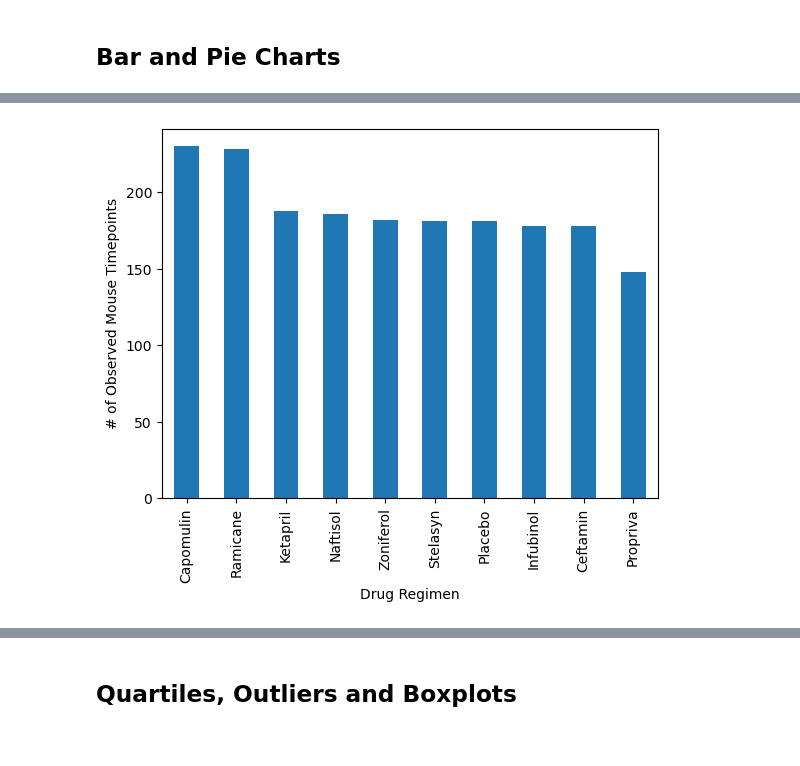
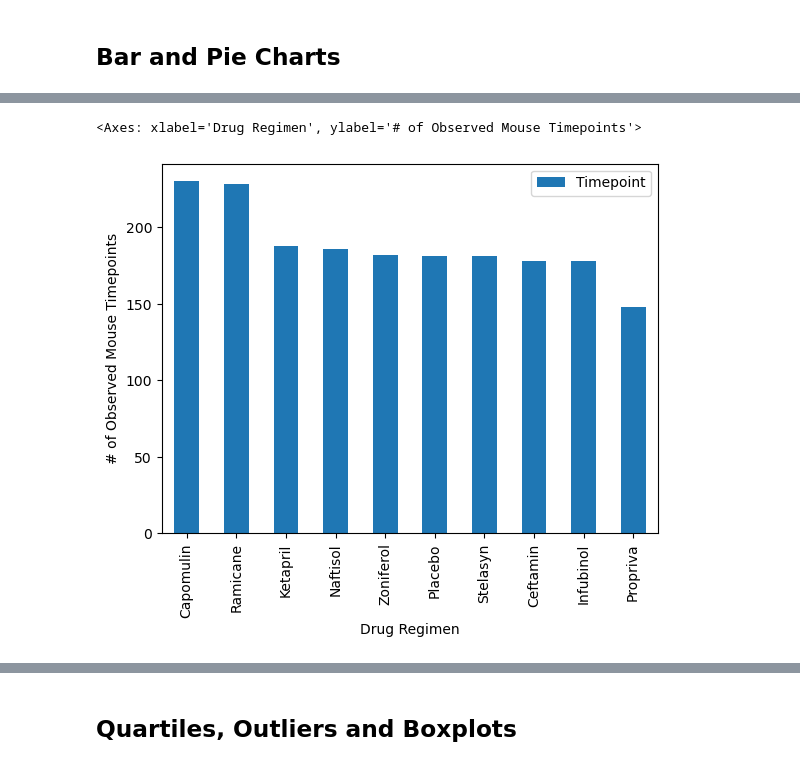
Before and after one commit to Andreanimako/Data-visuallisation-challenge, a Jupyter notebook: pymaceuticals_starter.ipynb, the cells around one changed output, grey strips where cells are left out. Cells and saved outputs as stored; diff of their text form; code cells hidden in the pictures.

```diff
--- a/pymaceuticals_starter.ipynb
+++ b/pymaceuticals_starter.ipynb
@@ -69,7 +69,8 @@ duplicate_mice
 | 1592 | g989 | 35 | 62.570880 | 2 | Propriva | Female | 21 | ... |
 # %%
 # Create a clean DataFrame by dropping the duplicate mouse by its ID.
-cleaned_study = study_df.drop[study_df["Mouse ID"]=="g989"]
+cleaned_study = study_df.loc[study_df["Mouse ID"]!="g989",:]
+cleaned_study.head()
 # %% [output]
 |  | Mouse ID | Timepoint | Tumor Volume (mm3) | Metastatic Sites | Drug Regimen | Sex | Age_months | ... |
 | 0 | b128 | 0 | 45.0 | 0 | Capomulin | Female | 9 | ... |
@@ -89,6 +92,21 @@ cleaned_study = study_df.drop[study_df["Mouse ID"]=="g989"]
 # Use groupby and summary statistical methods to calculate the following properties of each drug regimen:
 # mean, median, variance, standard deviation, and SEM of the tumor volume.
 # Assemble the resulting series into a single summary DataFrame.
+
+summary = cleaned_study.groupby("Drug Regimen")
+
+mean_df = summary["Tumor Volume (mm3)"].mean()
+median_df = summary["Tumor Volume (mm3)"].median()
+var_df = summary["Tumor Volume (mm3)"].var()
+std_df = summary["Tumor Volume (mm3)"].std()
+SEM = (summary["Tumor Volume (mm3)"]).sem()
+
+summary_df = pd.DataFrame({"Mean Tumor Volume":mean_df,
+                           "Median Tumor Volume":median_df,
+                           "Tumor Volume Variance":var_df,
+                           "Tumor Volume Std. Dev.":std_df,
+                           "Tumor Volume Std. Err.":SEM})
+summary_df
 # %% [output]
 |  | Mean Tumor Volume | Median Tumor Volume | Tumor Volume Variance | Tumor Volume Std. Dev. | ... |
 | Drug Regimen |  |  |  |  | ... |
@@ -126,4 +159,8 @@ cleaned_study = study_df.drop[study_df["Mouse ID"]=="g989"]
 # %%
-# Generate a bar plot showing the total number of rows (Mouse ID/Timepoints) for each drug regimen using Pandas.
+# Generate a bar plot showing the total number of rows (Mouse ID/Timepoints) for each drug regimen using pyplot.
+mouse_timepoints= pd.DataFrame(summary["Timepoint"].count())
+mouse_timepoints=mouse_timepoints.sort_values(by =["Timepoint"], ascending = False)
+mouse_timepoints.plot(kind = "bar", ylabel = "# of Observed Mouse Timepoints")
 # %% [output]
+<Axes: xlabel='Drug Regimen', ylabel='# of Observed Mouse Timepoints'>
-[figure, old version]
+[figure, new version]
```
Also changed, not shown: parts of 7 cells of this notebook.
